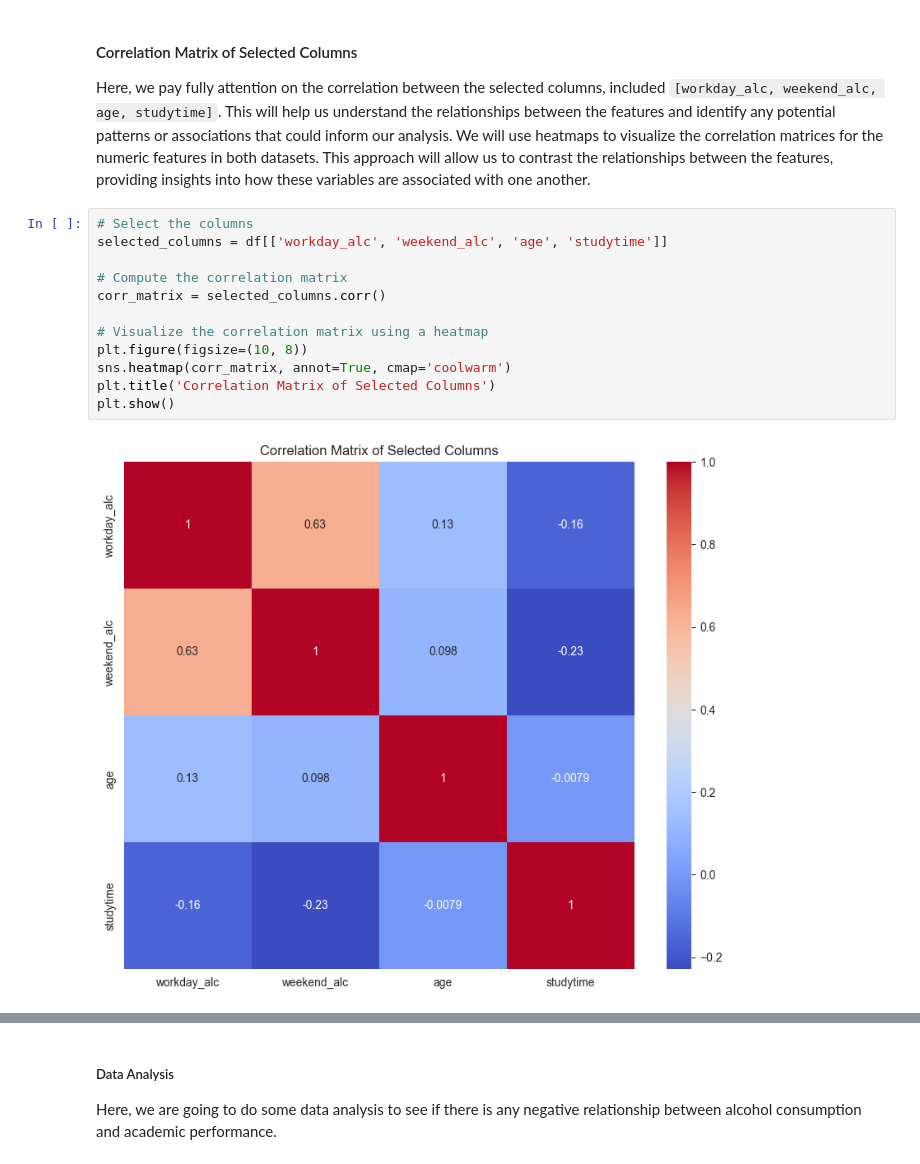
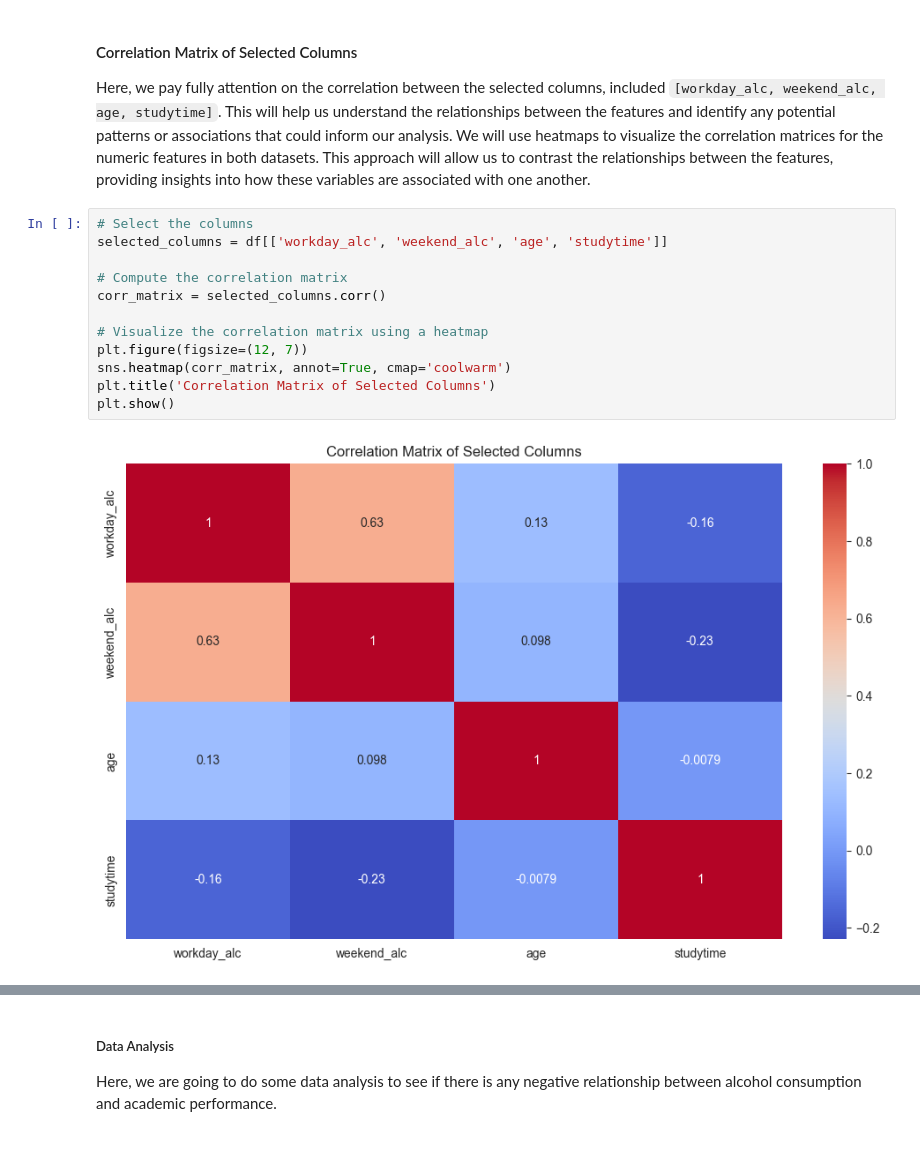
Before and after one commit to COGS108/Group088_WI24, a Jupyter notebook: FinalProject_Group088_WI24.ipynb, the cells around one changed output, grey strips where cells are left out. Saved outputs shown, nothing was run; the diff lists cells and outputs as text.

```diff
--- a/FinalProject_Group088_WI24.ipynb
+++ b/FinalProject_Group088_WI24.ipynb
@@ -737,14 +744,14 @@ Here, we pay fully attention on the correlation between the selected columns, in
 # %%
 # Select the columns
 selected_columns = df[['workday_alc', 'weekend_alc', 'age', 'studytime']]
 
 # Compute the correlation matrix
 corr_matrix = selected_columns.corr()
 
 # Visualize the correlation matrix using a heatmap
-plt.figure(figsize=(10, 8))
+plt.figure(figsize=(12, 7))
 sns.heatmap(corr_matrix, annot=True, cmap='coolwarm')
 plt.title('Correlation Matrix of Selected Columns')
 plt.show()
 # %% [output]
-[figure, old version]
+[figure, new version]
```
Also changed, not shown: parts of 6 cells of this notebook.
